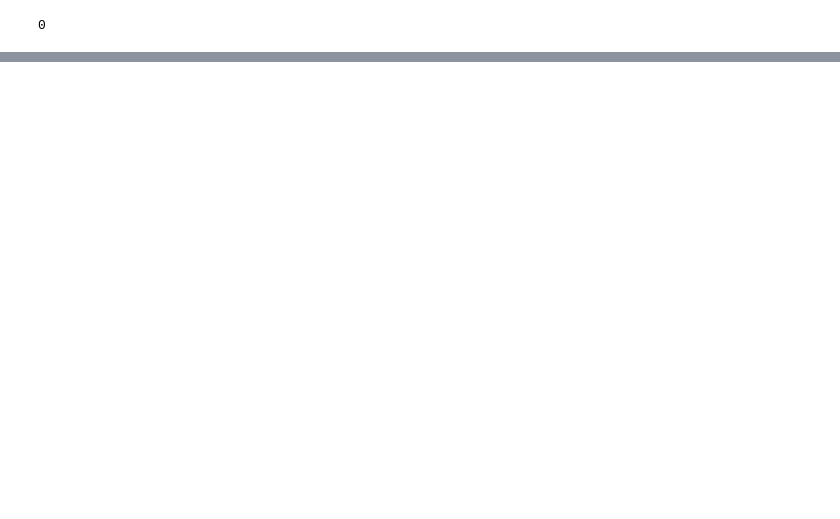
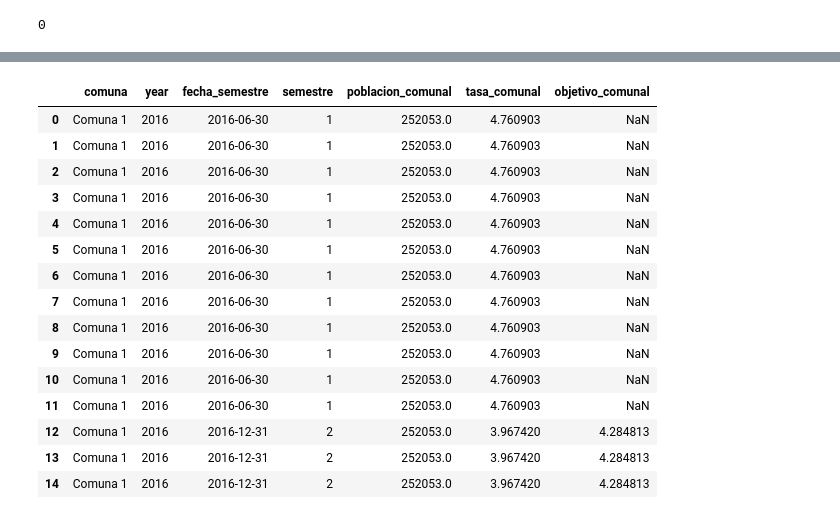
Before and after one commit to samuelchacon00/PI_PT05_2, a Jupyter notebook: EDA.ipynb, the cells around one changed output, grey strips where cells are left out. Drawn from its saved outputs; the diff is of its cells as text; code cells hidden in the pictures; blank space fills up the shorter version.

```diff
--- a/EDA.ipynb
+++ b/EDA.ipynb
@@ -667,0 +674,2 @@ hechos["hora"].apply(lambda x:x=="SD").sum()
+# %%
+hechos["victima"].replace("SD",np.nan,inplace=True)
@@ -667,0 +700,11 @@ hechos["hora"].apply(lambda x:x=="SD").sum()
+# %%
+def fecha_semestre(fecha:str):
+    year=fecha.split("-")[0]
+    mes=fecha.split("-")[1]
+
+    if int(mes)<7:
+        return year+"-"+"06-30"
+    else:
+        return year+"-"+"12-31"
+
+hechos["fecha_semestre"]=hechos["fecha"].apply(lambda x:fecha_semestre(str(x)))
@@ -667,0 +817,25 @@ hechos["hora"].apply(lambda x:x=="SD").sum()
+# %%
+tabla=pd.merge(tabla,kpi_comunal,on=["comuna","year","semestre"],how="left").drop(columns=["tasa_comunal_y"])
+tabla["tasa_comunal"]=tabla["tasa_comunal_x"]
+#tabla["objetivo_comunal"]=tabla["objetivo_comunal_x"]
+tabla["poblacion_comunal"]=tabla["poblacion"]
+tabla.drop(columns=["tasa_comunal_x","poblacion"],inplace=True)
+tabla=tabla[["comuna","year","fecha_semestre","semestre","poblacion_comunal","tasa_comunal","objetivo_comunal"]]
+tabla[:15]
+# %% [output]
+|  | comuna | year | fecha_semestre | semestre | poblacion_comunal | tasa_comunal | objetivo_comunal |
+| 0 | Comuna 1 | 2016 | 2016-06-30 | 1 | 252053.0 | 4.760903 | NaN |
+| 1 | Comuna 1 | 2016 | 2016-06-30 | 1 | 252053.0 | 4.760903 | NaN |
+| 2 | Comuna 1 | 2016 | 2016-06-30 | 1 | 252053.0 | 4.760903 | NaN |
+| 3 | Comuna 1 | 2016 | 2016-06-30 | 1 | 252053.0 | 4.760903 | NaN |
+| 4 | Comuna 1 | 2016 | 2016-06-30 | 1 | 252053.0 | 4.760903 | NaN |
+| 5 | Comuna 1 | 2016 | 2016-06-30 | 1 | 252053.0 | 4.760903 | NaN |
+| 6 | Comuna 1 | 2016 | 2016-06-30 | 1 | 252053.0 | 4.760903 | NaN |
+| 7 | Comuna 1 | 2016 | 2016-06-30 | 1 | 252053.0 | 4.760903 | NaN |
+| 8 | Comuna 1 | 2016 | 2016-06-30 | 1 | 252053.0 | 4.760903 | NaN |
+| 9 | Comuna 1 | 2016 | 2016-06-30 | 1 | 252053.0 | 4.760903 | NaN |
+| 10 | Comuna 1 | 2016 | 2016-06-30 | 1 | 252053.0 | 4.760903 | NaN |
+| 11 | Comuna 1 | 2016 | 2016-06-30 | 1 | 252053.0 | 4.760903 | NaN |
+| 12 | Comuna 1 | 2016 | 2016-12-31 | 2 | 252053.0 | 3.967420 | 4.284813 |
+| 13 | Comuna 1 | 2016 | 2016-12-31 | 2 | 252053.0 | 3.967420 | 4.284813 |
+| 14 | Comuna 1 | 2016 | 2016-12-31 | 2 | 252053.0 | 3.967420 | 4.284813 |
```
Also changed, not shown: parts of 54 cells of this notebook, 9 other files.
